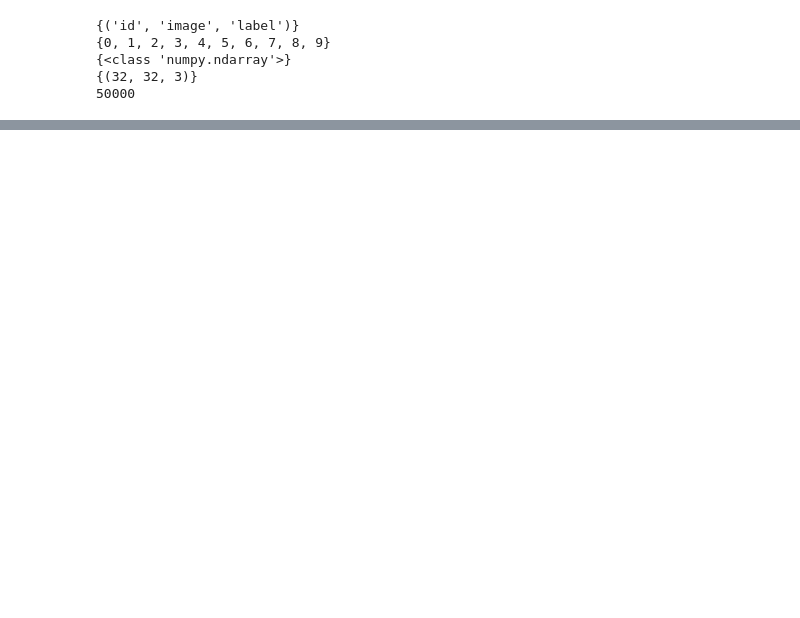
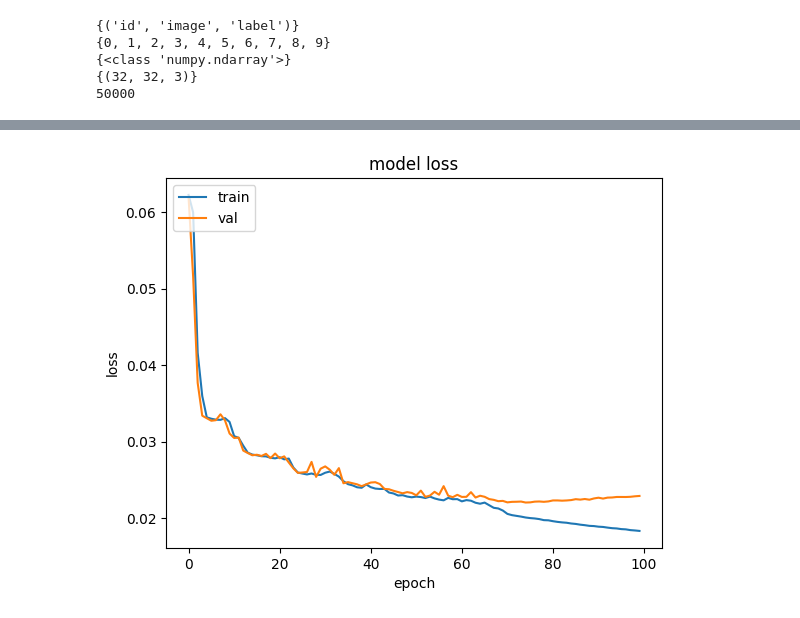
Before and after one commit to AtSourav/L2-vs-L1-vs-CB-loss-in-deep-CNN-based-AE-on-cifar10, a Jupyter notebook: AE_cifar10_mse_HeNormal.ipynb, the cells around one changed output, grey strips where cells are left out. Drawn from its saved outputs; the diff is of its cells as text; code cells hidden in the pictures; blank space fills up the shorter version.

Commit message:
we probably need bigger models to do better

```diff
--- a/AE_cifar10_mse_HeNormal.ipynb
+++ b/AE_cifar10_mse_HeNormal.ipynb
@@ -219,5 +251,5 @@ lr_schedule = keras.optimizers.schedules.ExponentialDecay(initial_learning_rate=
 optim = keras.optimizers.Adam(learning_rate = lr_schedule)                  # clipnorm=2.0
 AE.compile(optimizer=optim,loss='mse')
 # %%
-history = AE.fit(img_train, img_train, batch_size=batch_size, validation_data=(img_valid, img_valid), epochs=100, steps_per_epoch=None)
+history = AE.fit(img_train, img_train, batch_size=batch_size, validation_data=(img_valid, img_valid), epochs=70, steps_per_epoch=None)
 # %% [output]
@@ -250,0 +283,6 @@ plt.show()
+# %%
+lr_schedule = keras.optimizers.schedules.ExponentialDecay(initial_learning_rate=0.00025, decay_steps=200, decay_rate=0.995)
+optim = keras.optimizers.Adam(learning_rate = lr_schedule)                  # clipnorm=2.0
+AE.compile(optimizer=optim,loss='mse')
+# %%
+history2 = AE.fit(img_train, img_train, batch_size=batch_size, validation_data=(img_valid, img_valid), epochs=30, steps_per_epoch=None)
@@ -251,3 +307,13 @@ plt.show()
+# %%
+plt.plot(history.history['loss']+history2.history['loss'])
+plt.plot(history.history['val_loss']+history2.history['val_loss'])
+plt.title('model loss')
+plt.ylabel('loss')
+plt.xlabel('epoch')
+plt.legend(['train', 'val'], loc='upper left')
+plt.show()
+# %% [output]
+[figure, added]
 # %%
 def plot_reconstruction(set, name,seed_val, epochs):     #name should be either 'training' or 'validation'
   np.random.seed(seed_val)
```
Also changed, not shown: parts of 11 cells of this notebook.
